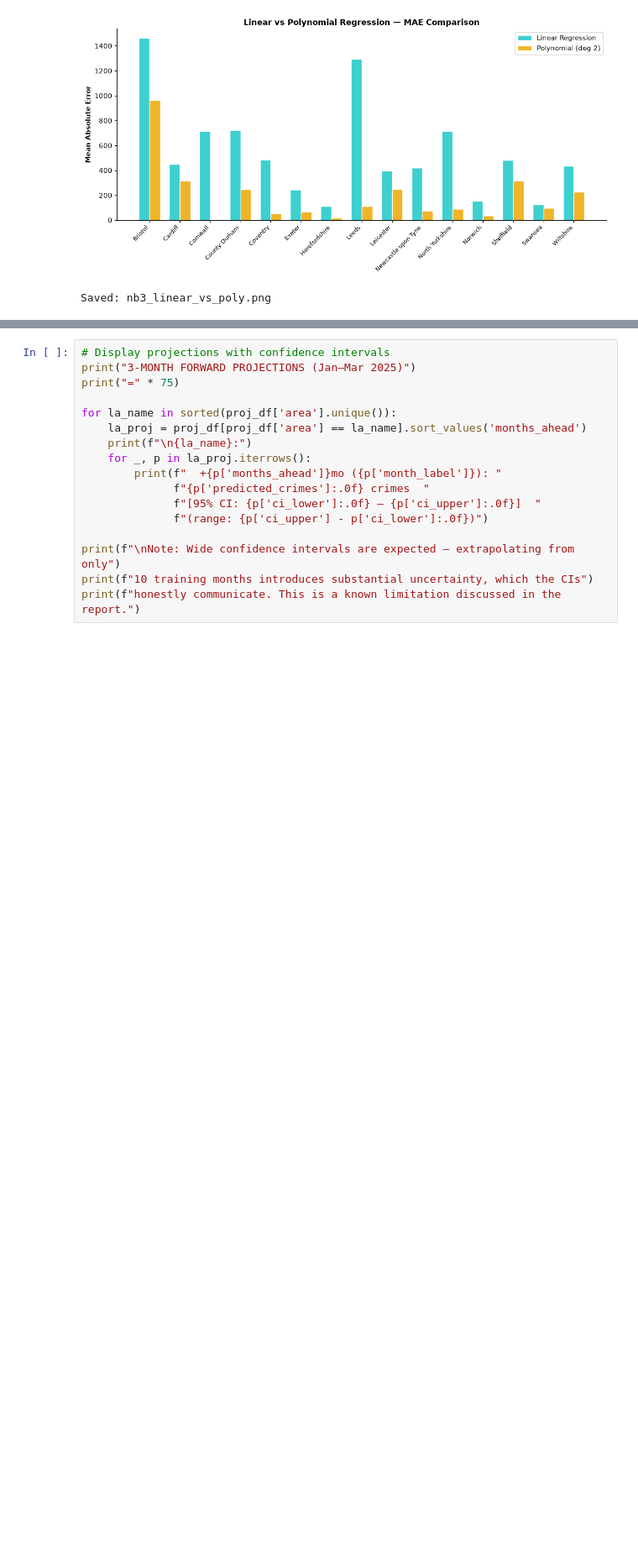
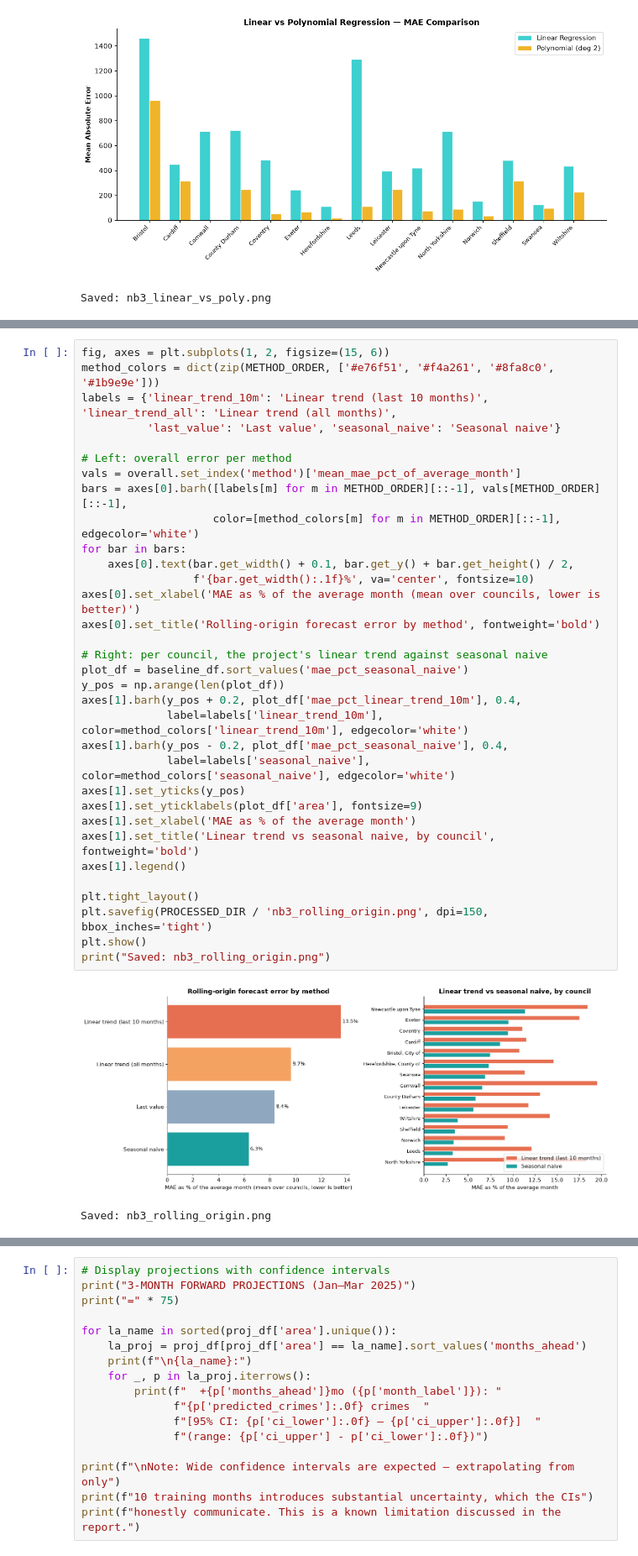
Before and after one commit to FireCloud24/LiveSafe-Area-Risk-Classification, a Jupyter notebook: Notebook3_Crime_Forecasting.ipynb, the cells around one changed output, grey strips where cells are left out. Shown at 84% size. Saved outputs shown, nothing was run; the diff lists cells and outputs as text; blank space fills up the shorter version.

```diff
--- a/Notebook3_Crime_Forecasting.ipynb
+++ b/Notebook3_Crime_Forecasting.ipynb
@@ -523,0 +629,36 @@ Saved: nb3_linear_vs_poly.png
+# %%
+fig, axes = plt.subplots(1, 2, figsize=(15, 6))
+method_colors = dict(zip(METHOD_ORDER, ['#e76f51', '#f4a261', '#8fa8c0', '#1b9e9e']))
+labels = {'linear_trend_10m': 'Linear trend (last 10 months)', 'linear_trend_all': 'Linear trend (all months)',
+          'last_value': 'Last value', 'seasonal_naive': 'Seasonal naive'}
+
+# Left: overall error per method
+vals = overall.set_index('method')['mean_mae_pct_of_average_month']
+bars = axes[0].barh([labels[m] for m in METHOD_ORDER][::-1], vals[METHOD_ORDER][::-1],
+                    color=[method_colors[m] for m in METHOD_ORDER][::-1], edgecolor='white')
+for bar in bars:
+    axes[0].text(bar.get_width() + 0.1, bar.get_y() + bar.get_height() / 2,
+                 f'{bar.get_width():.1f}%', va='center', fontsize=10)
+axes[0].set_xlabel('MAE as % of the average month (mean over councils, lower is better)')
+axes[0].set_title('Rolling-origin forecast error by method', fontweight='bold')
+
+# Right: per council, the project's linear trend against seasonal naive
+plot_df = baseline_df.sort_values('mae_pct_seasonal_naive')
+y_pos = np.arange(len(plot_df))
+axes[1].barh(y_pos + 0.2, plot_df['mae_pct_linear_trend_10m'], 0.4,
+             label=labels['linear_trend_10m'], color=method_colors['linear_trend_10m'], edgecolor='white')
+axes[1].barh(y_pos - 0.2, plot_df['mae_pct_seasonal_naive'], 0.4,
+             label=labels['seasonal_naive'], color=method_colors['seasonal_naive'], edgecolor='white')
+axes[1].set_yticks(y_pos)
+axes[1].set_yticklabels(plot_df['area'], fontsize=9)
+axes[1].set_xlabel('MAE as % of the average month')
+axes[1].set_title('Linear trend vs seasonal naive, by council', fontweight='bold')
+axes[1].legend()
+
+plt.tight_layout()
+plt.savefig(PROCESSED_DIR / 'nb3_rolling_origin.png', dpi=150, bbox_inches='tight')
+plt.show()
+print("Saved: nb3_rolling_origin.png")
+# %% [output]
+[figure, added]
+Saved: nb3_rolling_origin.png
```
Also changed, not shown: parts of 10 cells of this notebook, 11 other files.
